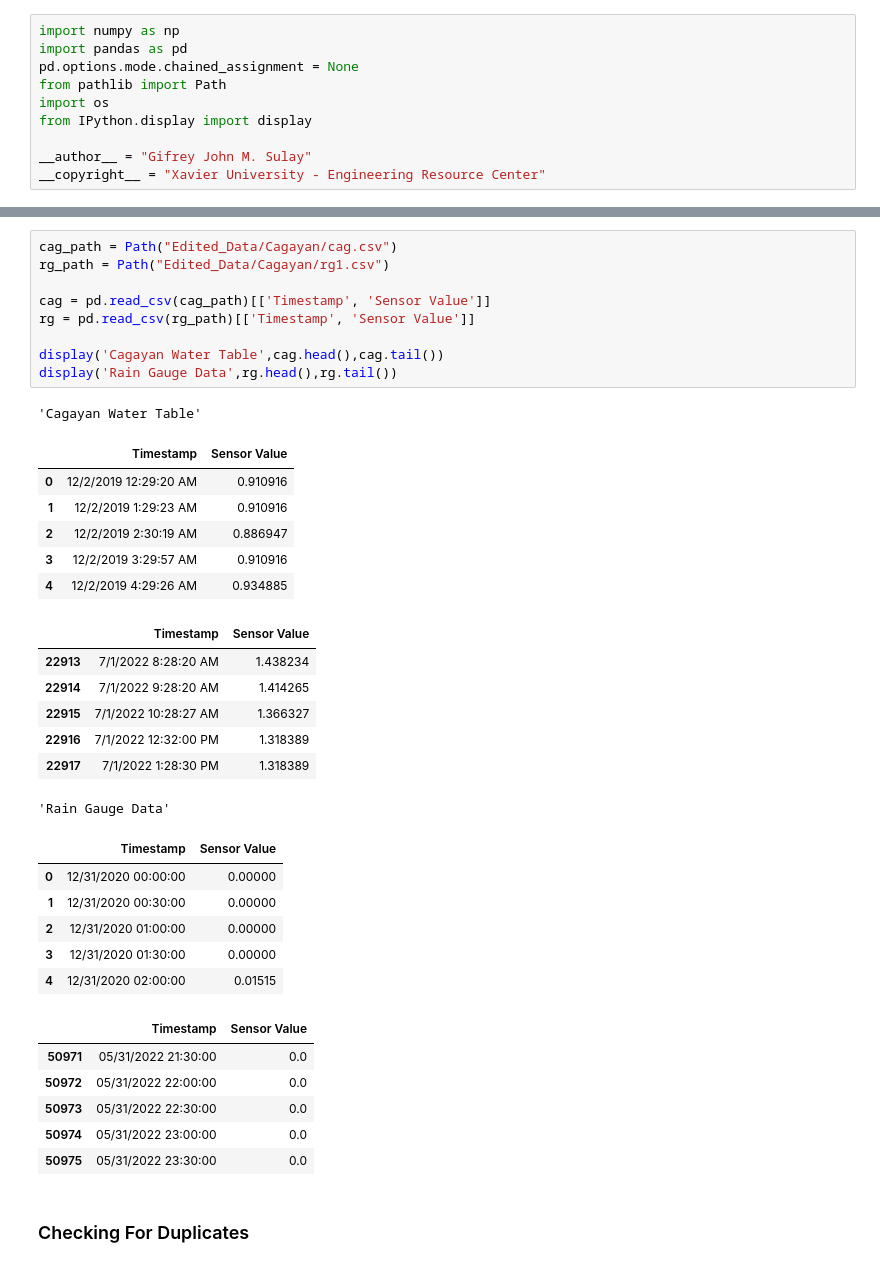
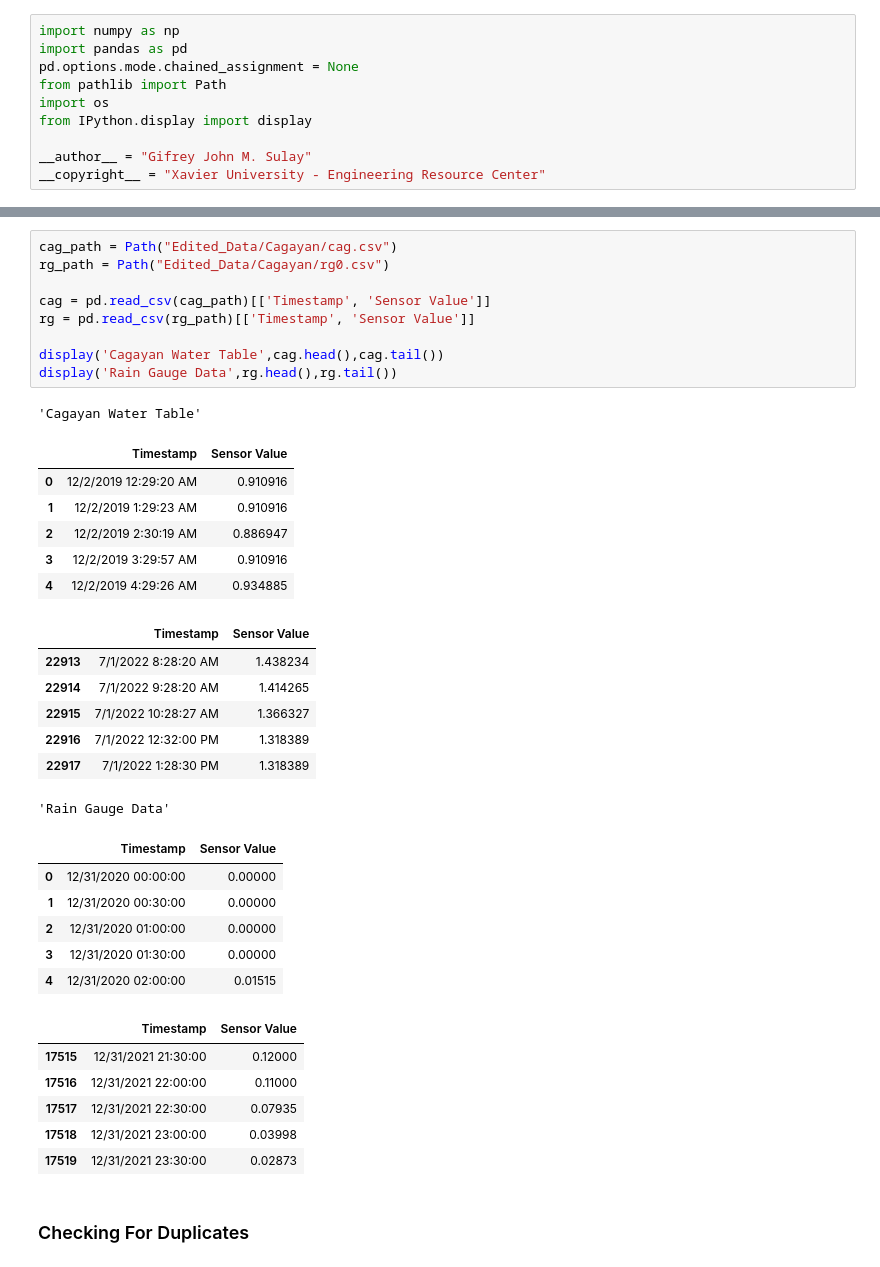
Before and after one commit to gsulay/First_Gen_Tagoloan_CDO, a Jupyter notebook: #Cagayan Processing.ipynb, the cells around one changed output, grey strips where cells are left out. Cells and saved outputs as stored; diff of their text form.

```diff
--- a/#Cagayan Processing.ipynb
+++ b/#Cagayan Processing.ipynb
@@ -76,39 +75,39 @@ Date start is 2022-01-01 00:00:00 and End Date is 2022-02-01 00:00:00
 # %%
 cag_path = Path("Edited_Data/Cagayan/cag.csv")
-rg_path = Path("Edited_Data/Cagayan/rg1.csv")
+rg_path = Path("Edited_Data/Cagayan/rg0.csv")
 
 cag = pd.read_csv(cag_path)[['Timestamp', 'Sensor Value']]
 rg = pd.read_csv(rg_path)[['Timestamp', 'Sensor Value']]
 
 display('Cagayan Water Table',cag.head(),cag.tail())
 display('Rain Gauge Data',rg.head(),rg.tail())
 # %% [output]
 'Cagayan Water Table'
 |  | Timestamp | Sensor Value |
 | 0 | 12/2/2019 12:29:20 AM | 0.910916 |
 | 1 | 12/2/2019 1:29:23 AM | 0.910916 |
 | 2 | 12/2/2019 2:30:19 AM | 0.886947 |
 | 3 | 12/2/2019 3:29:57 AM | 0.910916 |
 | 4 | 12/2/2019 4:29:26 AM | 0.934885 |
 |  | Timestamp | Sensor Value |
 | 22913 | 7/1/2022 8:28:20 AM | 1.438234 |
 | 22914 | 7/1/2022 9:28:20 AM | 1.414265 |
 | 22915 | 7/1/2022 10:28:27 AM | 1.366327 |
 | 22916 | 7/1/2022 12:32:00 PM | 1.318389 |
 | 22917 | 7/1/2022 1:28:30 PM | 1.318389 |
 'Rain Gauge Data'
 |  | Timestamp | Sensor Value |
 | 0 | 12/31/2020 00:00:00 | 0.00000 |
 | 1 | 12/31/2020 00:30:00 | 0.00000 |
 | 2 | 12/31/2020 01:00:00 | 0.00000 |
 | 3 | 12/31/2020 01:30:00 | 0.00000 |
 | 4 | 12/31/2020 02:00:00 | 0.01515 |
 |  | Timestamp | Sensor Value |
-| 50971 | 05/31/2022 21:30:00 | 0.0 |
-| 50972 | 05/31/2022 22:00:00 | 0.0 |
-| 50973 | 05/31/2022 22:30:00 | 0.0 |
-| 50974 | 05/31/2022 23:00:00 | 0.0 |
-| 50975 | 05/31/2022 23:30:00 | 0.0 |
+| 17515 | 12/31/2021 21:30:00 | 0.12000 |
+| 17516 | 12/31/2021 22:00:00 | 0.11000 |
+| 17517 | 12/31/2021 22:30:00 | 0.07935 |
+| 17518 | 12/31/2021 23:00:00 | 0.03998 |
+| 17519 | 12/31/2021 23:30:00 | 0.02873 |
 # %% [markdown]
 ### Checking For Duplicates
 # %%
```
Also changed, not shown: parts of 8 cells of this notebook, 4 other files.
